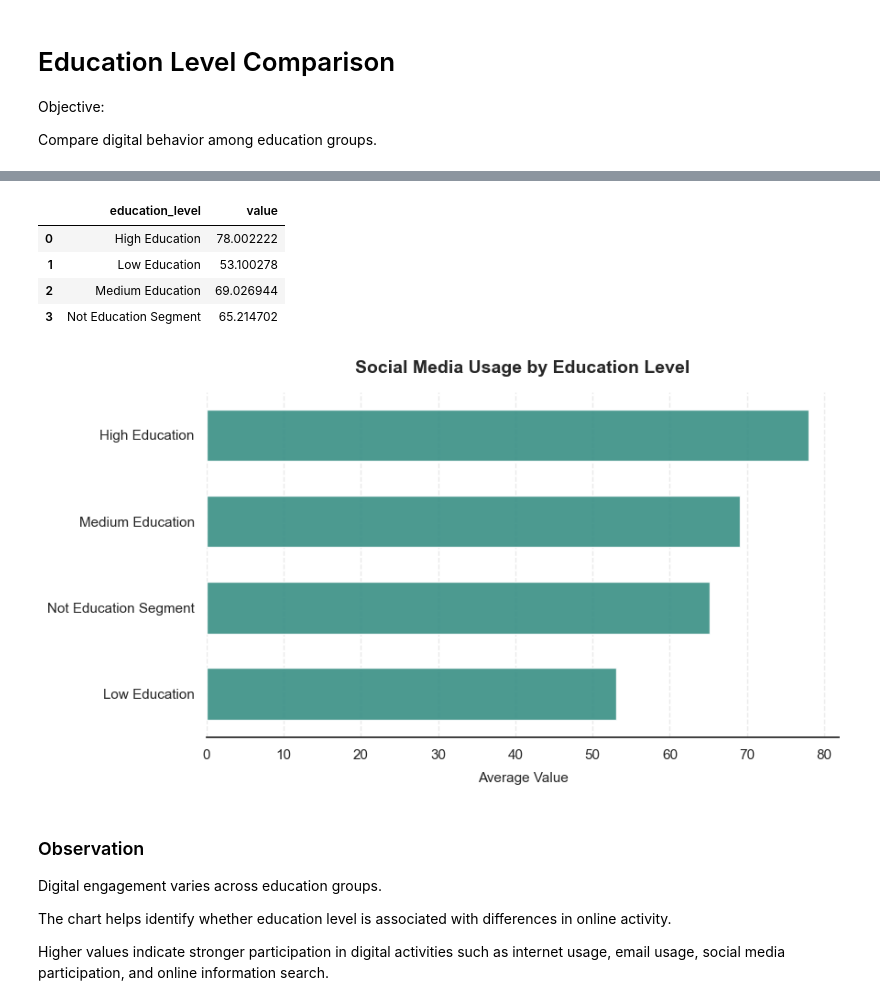
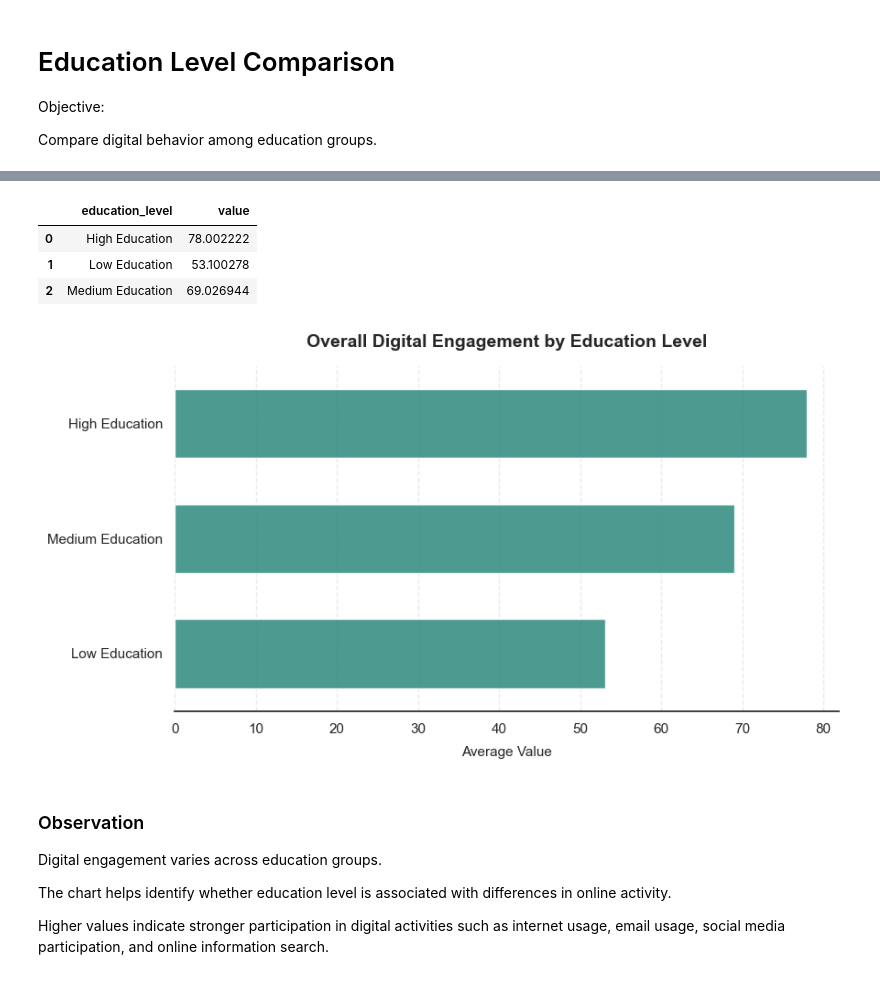
Before and after one commit to CodeCookieNoor/germany-digital-behavior-analysis, a Jupyter notebook: notebooks/02_eda.ipynb, the cells around one changed output, grey strips where cells are left out. Drawn from its saved outputs; the diff is of its cells as text; code cells hidden in the pictures.

```diff
--- a/notebooks/02_eda.ipynb
+++ b/notebooks/02_eda.ipynb
@@ -596,3 +459,11 @@ The Moderate Purchase Frequency group (3–5 purchases) consistently represents
 Objective:
 
 Compare digital behavior among education groups.
+# %%
+sm_edu_only = sm[
+    sm['education_level'].isin([
+        'Low Education',
+        'Medium Education',
+        'High Education'
+    ])
+]
@@ -598,0 +476,32 @@ Compare digital behavior among education groups.
+# %%
+import matplotlib.pyplot as plt
+import seaborn as sns
+
+sns.set_theme(style="whitegrid")
+
+plt.figure(figsize=(12, 6))
+
+sns.barplot(
+    data=sm_edu_indicator,
+    x='education_level',
+    y='value',
+    hue='indicator_name'
+)
+
+plt.title(
+    'Digital Activities by Education Level',
+    fontsize=14,
+    fontweight='bold'
+)
+
+plt.xlabel('Education Level')
+plt.ylabel('Participation Rate (%)')
+
+plt.legend(
+    title='Digital Activity',
+    bbox_to_anchor=(1.02, 1),
+    loc='upper left'
+)
+
+plt.tight_layout()
+plt.show()
@@ -599,5 +510,5 @@ Compare digital behavior among education groups.
 # %%
-sm_edu = sm.groupby(
+sm_edu = sm_edu_only.groupby(
 'education_level'
 )['value'].mean().reset_index()
 
@@ -607,42 +518,41 @@ sm_edu
 | 0 | High Education | 78.002222 |
 | 1 | Low Education | 53.100278 |
 | 2 | Medium Education | 69.026944 |
-| 3 | Not Education Segment | 65.214702 |
 # %%
 import matplotlib.pyplot as plt
 import seaborn as sns
 
 # Clean minimalist style
 sns.set_theme(style="white")
 plt.figure(figsize=(9, 5))
 
 # Sort the dataframe by value first so the longest/highest bars sit nicely at the top
 df_sorted = sm_edu.sort_values(by='value', ascending=False)
 
 # Create a horizontal bar plot (swap x and y)
 sns.barplot(
     data=df_sorted,
     x='value',
     y='education_level',
     color='#2a9d8f',       # Clean, modern teal hex color
     alpha=0.9,
     width=0.6              # Gives breathing room between bars
 )
 
 # Soft vertical grid lines to guide the eye across values
 plt.grid(axis='x', linestyle='--', alpha=0.4, color='#cccccc')
 
 # Beautiful Typography
-plt.title('Social Media Usage by Education Level', fontsize=14, fontweight='bold', pad=15)
+plt.title('Overall Digital Engagement by Education Level', fontsize=14, fontweight='bold', pad=15)
 plt.xlabel('Average Value', fontsize=11, labelpad=8)
 plt.ylabel('', fontsize=11) # Removing 'education_level' completely since the categories speak for themselves
 
 # Clean up layout and drop outer frames
 sns.despine(left=True, bottom=False) # Keep bottom line, remove left spine for a floating look
 plt.tight_layout()
 plt.show()
 # %% [output]
-[figure, old version]
+[figure, new version]
 # %% [markdown]
 ### Observation
 
```
Also changed, not shown: parts of 78 cells of this notebook, 2 other files.
